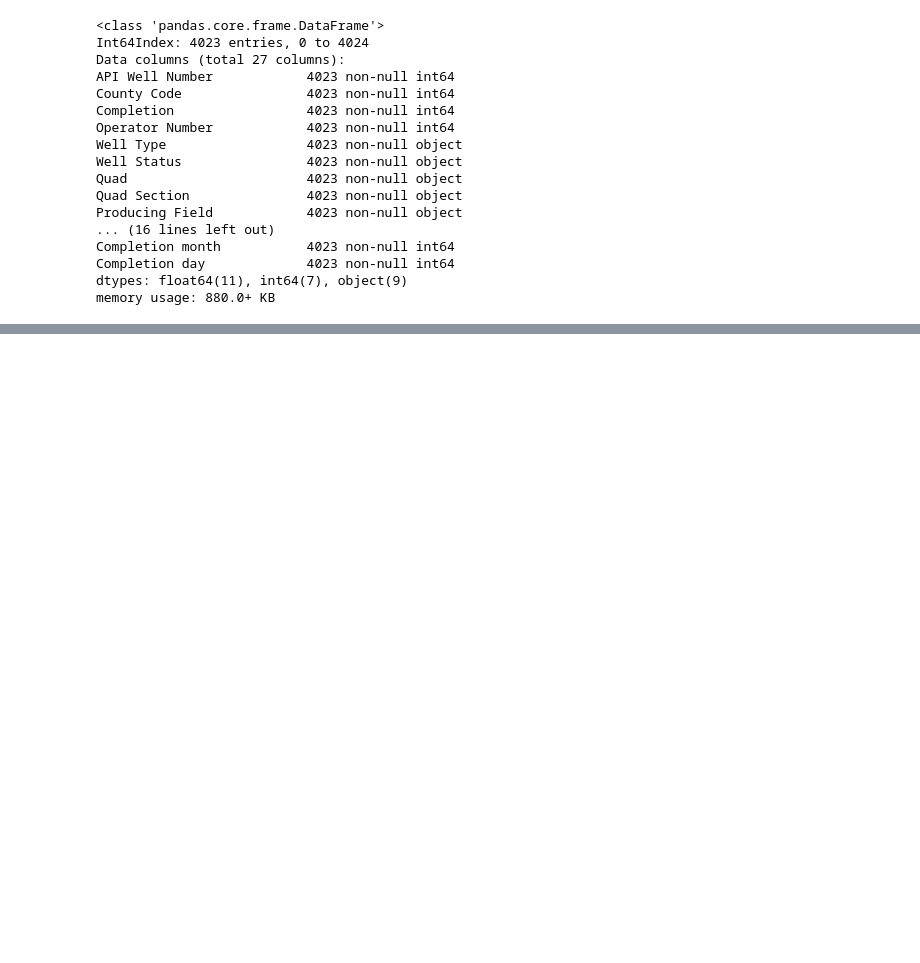
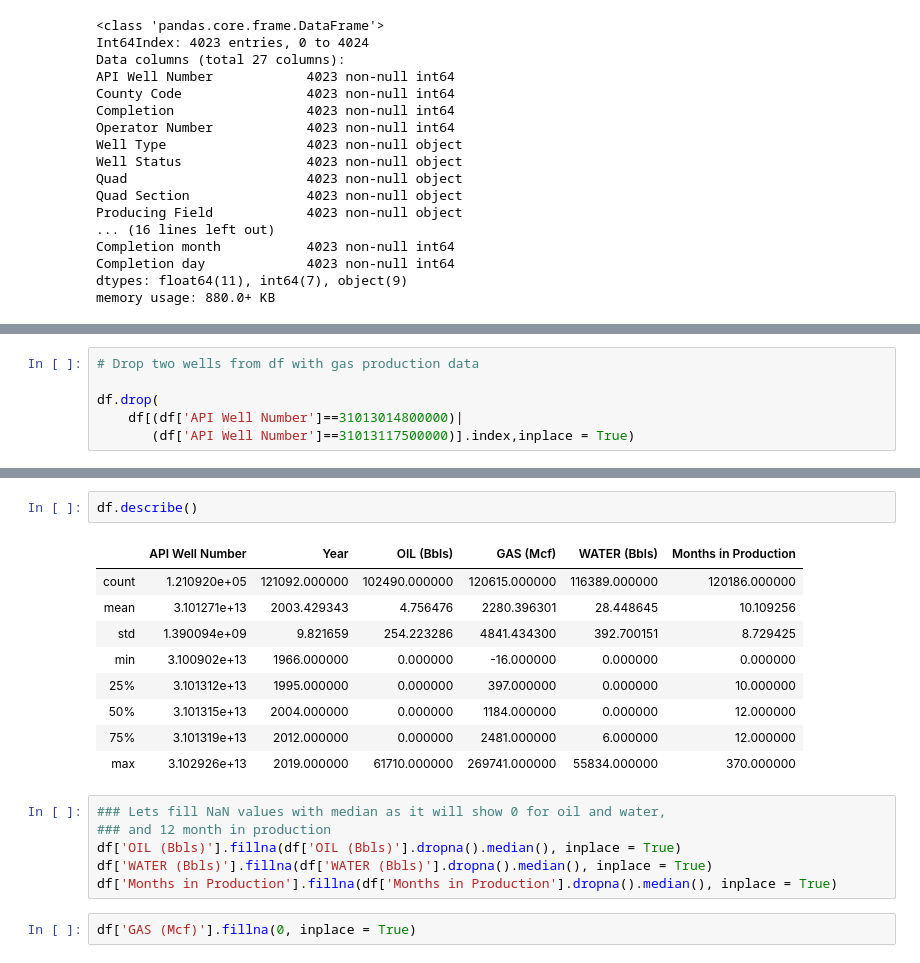
Before and after one commit to xs-abzal/oil_production_forecasting, a Jupyter notebook: part_3_FE_and_Model.ipynb, the cells around one changed output, grey strips where cells are left out. Saved outputs shown, nothing was run; the diff lists cells and outputs as text; blank space fills up the shorter version.

```diff
--- a/part_3_FE_and_Model.ipynb
+++ b/part_3_FE_and_Model.ipynb
@@ -668,0 +647,6 @@ memory usage: 880.0+ KB
+# %%
+# Drop two wells from df with gas production data
+
+df.drop(
+    df[(df['API Well Number']==31013014800000)|
+       (df['API Well Number']==31013117500000)].index,inplace = True)
@@ -668,0 +673,20 @@ memory usage: 880.0+ KB
+# %%
+df.describe()
+# %% [output]
+|  | API Well Number | Year | OIL (Bbls) | GAS (Mcf) | WATER (Bbls) | Months in Production |
+| count | 1.210920e+05 | 121092.000000 | 102490.000000 | 120615.000000 | 116389.000000 | 120186.000000 |
+| mean | 3.101271e+13 | 2003.429343 | 4.756476 | 2280.396301 | 28.448645 | 10.109256 |
+| std | 1.390094e+09 | 9.821659 | 254.223286 | 4841.434300 | 392.700151 | 8.729425 |
+| min | 3.100902e+13 | 1966.000000 | 0.000000 | -16.000000 | 0.000000 | 0.000000 |
+| 25% | 3.101312e+13 | 1995.000000 | 0.000000 | 397.000000 | 0.000000 | 10.000000 |
+| 50% | 3.101315e+13 | 2004.000000 | 0.000000 | 1184.000000 | 0.000000 | 12.000000 |
+| 75% | 3.101319e+13 | 2012.000000 | 0.000000 | 2481.000000 | 6.000000 | 12.000000 |
+| max | 3.102926e+13 | 2019.000000 | 61710.000000 | 269741.000000 | 55834.000000 | 370.000000 |
+# %%
+### Lets fill NaN values with median as it will show 0 for oil and water,
+### and 12 month in production
+df['OIL (Bbls)'].fillna(df['OIL (Bbls)'].dropna().median(), inplace = True)
+df['WATER (Bbls)'].fillna(df['WATER (Bbls)'].dropna().median(), inplace = True)
+df['Months in Production'].fillna(df['Months in Production'].dropna().median(), inplace = True)
+# %%
+df['GAS (Mcf)'].fillna(0, inplace = True)
```
Also changed, not shown: parts of 13 cells of this notebook.
